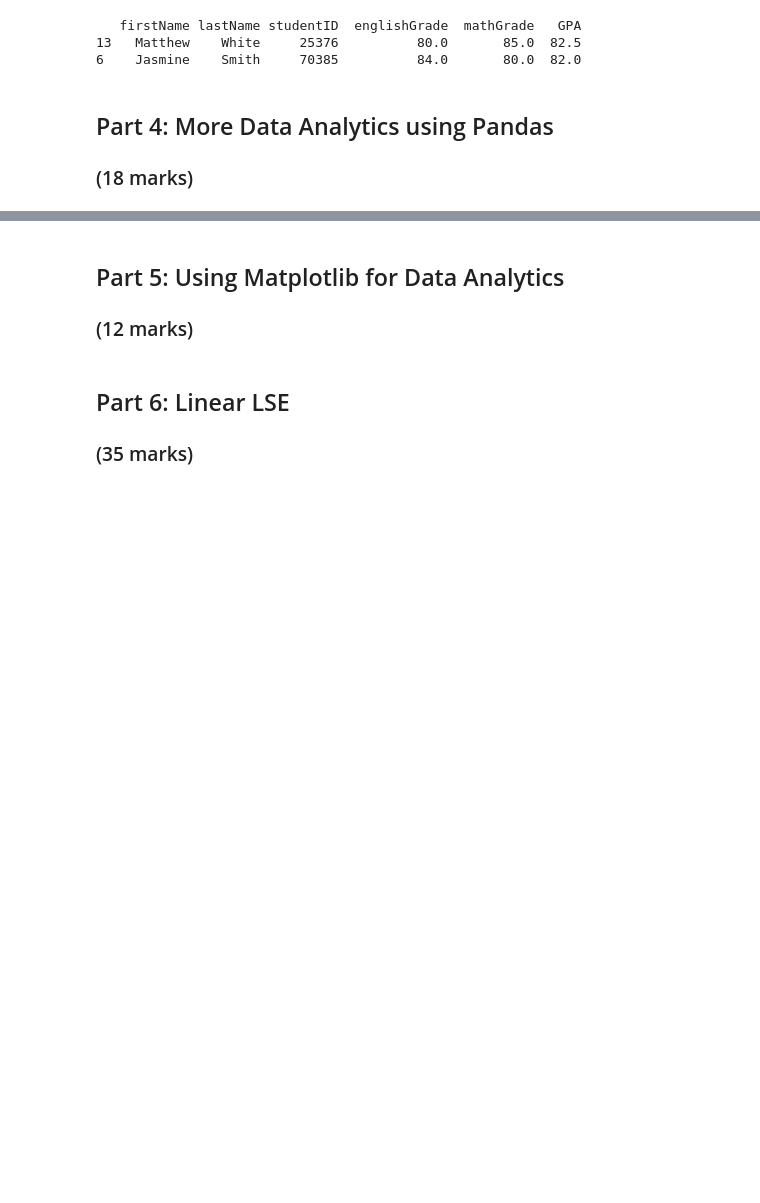
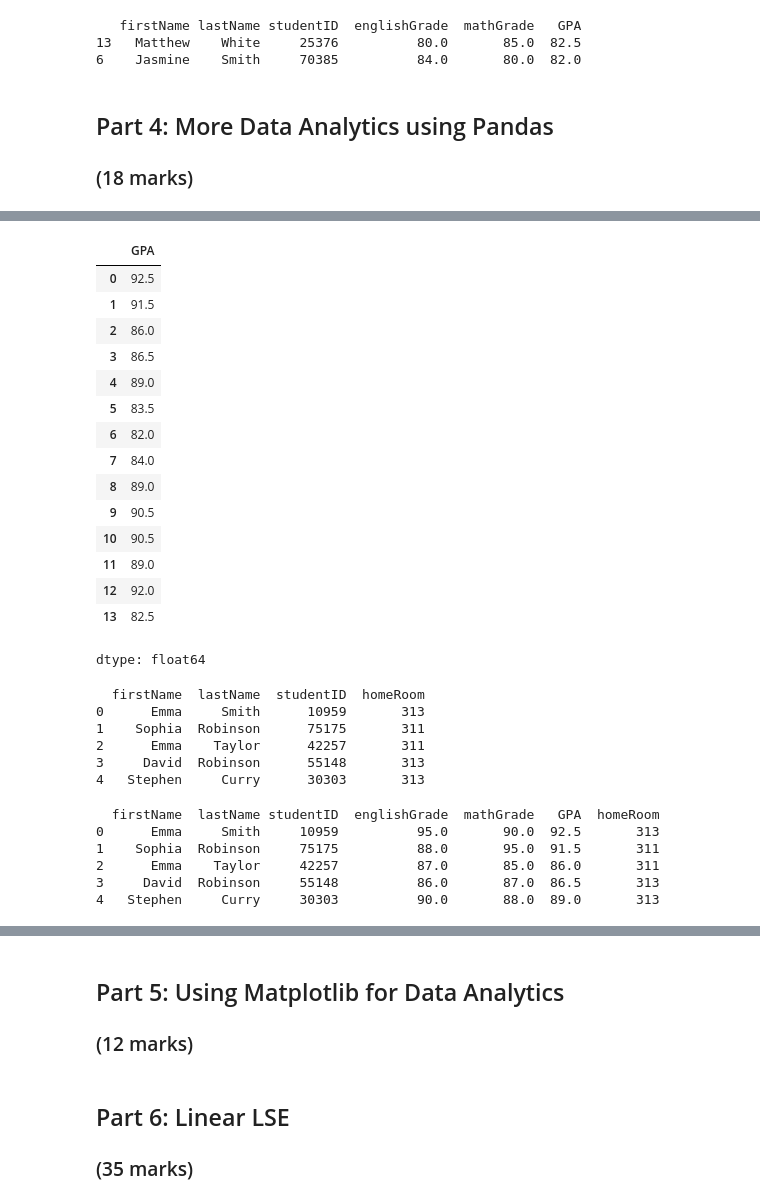
Before and after one commit to karafitzgerald/ENGG680_2025_Fall, a Jupyter notebook: Lab_Assignment1/StudentGradeManagement.ipynb, the cells around one changed output, grey strips where cells are left out. Drawn from its saved outputs; the diff is of its cells as text; code cells hidden in the pictures; blank space fills up the shorter version.

```diff
--- a/Lab_Assignment1/StudentGradeManagement.ipynb
+++ b/Lab_Assignment1/StudentGradeManagement.ipynb
@@ -392,6 +410,24 @@ print(df_bottomPerformers)
 # %%
 # Select the column 'GPA' from the df_studentGrades and print it
 #
+df_studentGrades['GPA']
+# %% [output]
+|  | GPA |
+| 0 | 92.5 |
+| 1 | 91.5 |
+| 2 | 86.0 |
+| 3 | 86.5 |
+| 4 | 89.0 |
+| 5 | 83.5 |
+| 6 | 82.0 |
+| 7 | 84.0 |
+| 8 | 89.0 |
+| 9 | 90.5 |
+| 10 | 90.5 |
+| 11 | 89.0 |
+| 12 | 92.0 |
+| 13 | 82.5 |
+dtype: float64
 # %%
 # What is the data type of grade from the English grade dataset?
 # (0.5 mark)
@@ -411,3 +449,11 @@ df_homeroom =
 # %%
 # Print first 5 rows of df_homeroom using the .head method
 #
+print (df_homeroom.head())
+# %% [output]
+  firstName  lastName  studentID  homeRoom
+0      Emma     Smith      10959       313
+1    Sophia  Robinson      75175       311
+2      Emma    Taylor      42257       311
+3     David  Robinson      55148       313
+4   Stephen     Curry      30303       313
@@ -420,3 +460,19 @@ df_homeroom =
+# %%
+# Merge the studentHomerooms with the merged dataset & name it df_studentInfo. Make sure that the key you are joining on are the same typecast for both datasets.
+# Also ensure that there are no redundant columns, and finally display the first few rows.
+# Hint: try joining on more than one column to avoid having to drop redundant columns, ie. on=['studentID', '<ColumnA>', '<ColumnB>'] ...
+# (5 marks)
+#
+df_homeroom['studentID'] = df_homeroom['studentID'].astype('str')
+df_studentInfo = pd.merge(df_studentGrades, df_homeroom, on=['studentID', 'firstName', 'lastName'])
+print (df_studentInfo.head())
+# %% [output]
+  firstName  lastName studentID  englishGrade  mathGrade   GPA  homeRoom
+0      Emma     Smith     10959          95.0       90.0  92.5       313
+1    Sophia  Robinson     75175          88.0       95.0  91.5       311
+2      Emma    Taylor     42257          87.0       85.0  86.0       311
+3     David  Robinson     55148          86.0       87.0  86.5       313
+4   Stephen     Curry     30303          90.0       88.0  89.0       313
 # %%
 # The code below calculates the mean of each homeroom class.
 df_grouped = df_studentInfo.groupby('homeRoom')['GPA'].mean()
```
Also changed, not shown: parts of 9 cells of this notebook.
